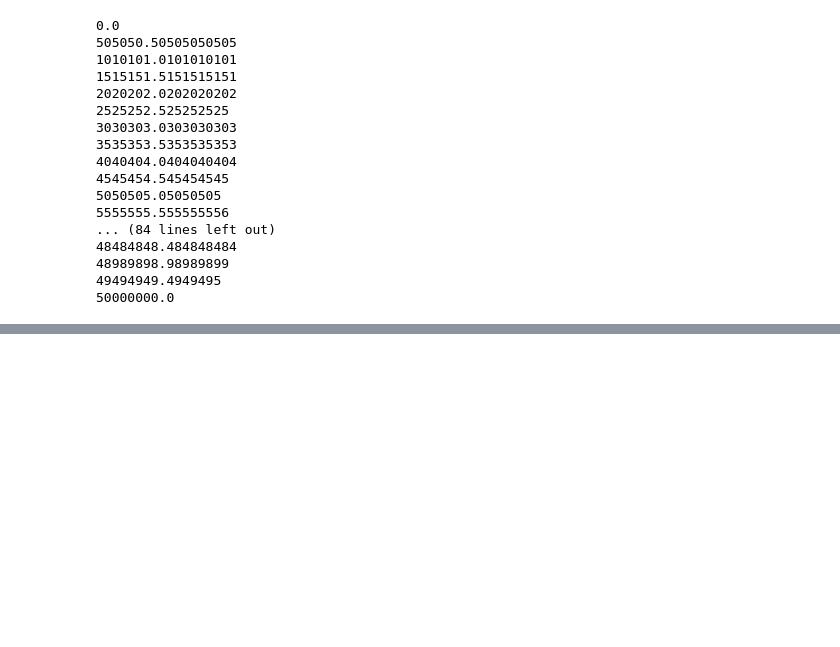
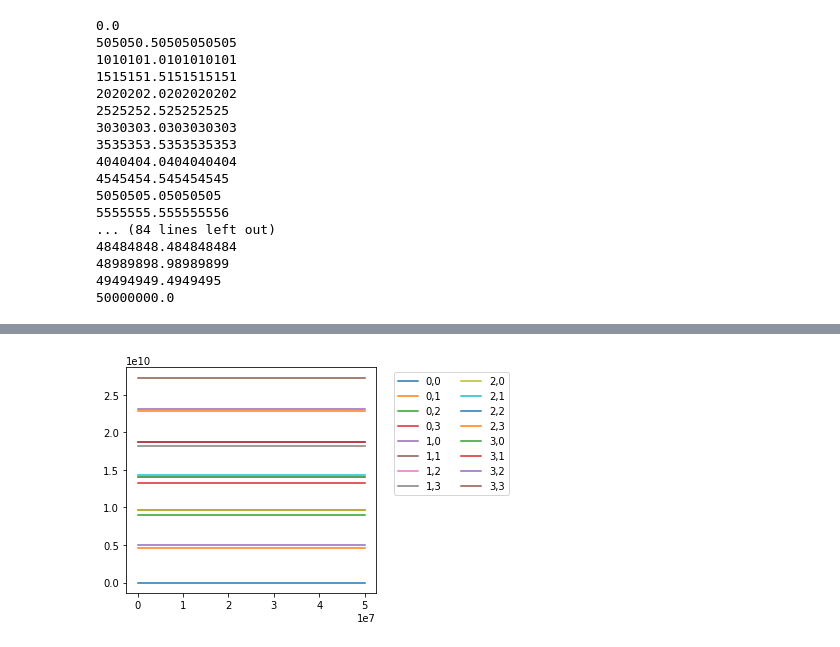
Before and after one commit to alex-simm/c3, a Jupyter notebook: two_transmons_energies.ipynb, the cells around one changed output, grey strips where cells are left out. Saved outputs shown, nothing was run; the diff lists cells and outputs as text; code cells hidden in the pictures; blank space fills up the shorter version.

```diff
--- a/two_transmons_energies.ipynb
+++ b/two_transmons_energies.ipynb
@@ -263,0 +287,8 @@ plt.show()
+# %%
+plt.figure()
+plt.plot(couplings, analyticalEnergies.T)
+plt.legend(stateLabels, ncol=int(np.ceil(16 / 15)), bbox_to_anchor=(1.05, 1.0), loc="upper left")
+plt.tight_layout()
+plt.show()
+# %% [output]
+[figure, added]
```
Also changed, not shown: parts of 11 cells of this notebook.
